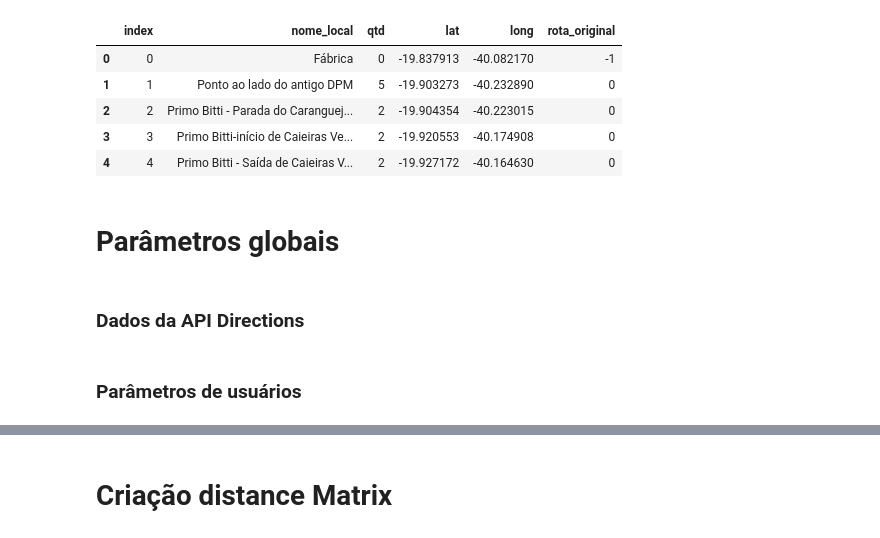
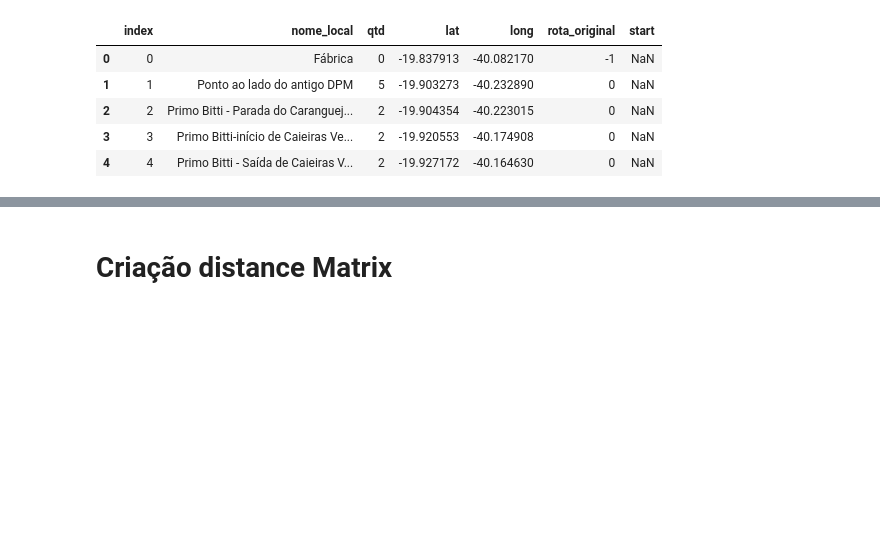
Before and after one commit to Markosalves12/Suzano, a Jupyter notebook: ROTEADOR - PROJECT.ipynb, the cells around one changed output, grey strips where cells are left out. Cells and saved outputs as stored; diff of their text form; code cells hidden in the pictures; blank space fills up the shorter version.

```diff
--- a/ROTEADOR - PROJECT.ipynb
+++ b/ROTEADOR - PROJECT.ipynb
@@ -27,34 +27,23 @@ import seaborn as sns
 import itertools
 import math
 # %%
-caminho = r"C:\Users\MarkosPereira.exc\Downloads\ara_adm (1).xlsx".replace("\\","/")
+caminho = r"ara_adm (1) - Copia.xlsx".replace("\\","/")
 teste = pd.read_excel(caminho)
 teste = teste.drop_duplicates()
 teste = teste.reset_index()
 teste['lat'] = teste['lat'].astype(str)
 teste['long'] = teste['long'].astype(str)
 teste['lat'] = teste['lat'].str.replace(",",".")
 teste['long'] = teste['long'].str.replace(",",".")
 teste['lat'] = teste['lat'].astype(float)
 teste['long'] = teste['long'].astype(float)
 teste['qtd'] = teste['qtd'].astype(int)
 
-try:
-    teste['start'] = teste['star'].astype(str)
-    teste['start'] = teste['star'].str.strip()
-    teste['start'] = teste['star'].str.lower()
-except:
-    pass
-
 teste.head()
 # %% [output]
-|  | index | nome_local | qtd | lat | long | rota_original |
-| 0 | 0 | Fábrica | 0 | -19.837913 | -40.082170 | -1 |
-| 1 | 1 | Ponto ao lado do antigo DPM | 5 | -19.903273 | -40.232890 | 0 |
-| 2 | 2 | Primo Bitti - Parada do Caranguej... | 2 | -19.904354 | -40.223015 | 0 |
-| 3 | 3 | Primo Bitti-início de Caieiras Ve... | 2 | -19.920553 | -40.174908 | 0 |
-| 4 | 4 | Primo Bitti - Saída de Caieiras V... | 2 | -19.927172 | -40.164630 | 0 |
+|  | index | nome_local | qtd | lat | long | rota_original | start |
+| 0 | 0 | Fábrica | 0 | -19.837913 | -40.082170 | -1 | NaN |
+| 1 | 1 | Ponto ao lado do antigo DPM | 5 | -19.903273 | -40.232890 | 0 | NaN |
+| 2 | 2 | Primo Bitti - Parada do Caranguej... | 2 | -19.904354 | -40.223015 | 0 | NaN |
+| 3 | 3 | Primo Bitti-início de Caieiras Ve... | 2 | -19.920553 | -40.174908 | 0 | NaN |
+| 4 | 4 | Primo Bitti - Saída de Caieiras V... | 2 | -19.927172 | -40.164630 | 0 | NaN |
-# %% [markdown]
-# Parâmetros globais
-# %% [markdown]
-### Dados da API Directions
@@ -69,2 +49,0 @@ headers = {
-# %% [markdown]
-### Parâmetros de usuários
```
Also changed, not shown: parts of 48 cells of this notebook, 1 other file.
